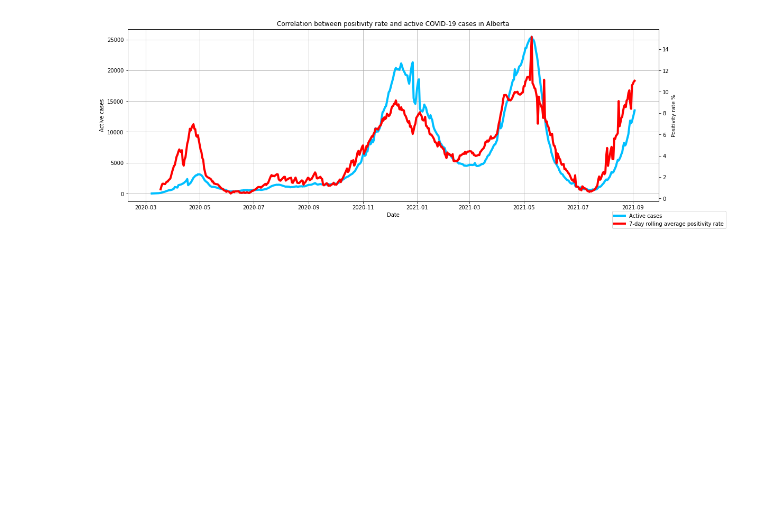
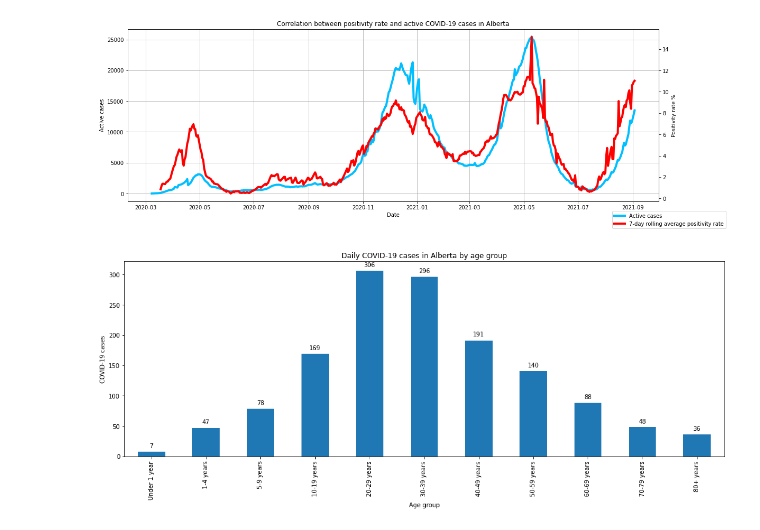
Before and after one commit to iamtonyarthur/covid19-alberta, a Jupyter notebook: covid_alberta.ipynb, the cells around one changed output. Cells and saved outputs as stored; diff of their text form; code cells hidden in the pictures; blank space fills up the shorter version.

Commit message:
Add demography for daily cases

```diff
--- a/covid_alberta.ipynb
+++ b/covid_alberta.ipynb
@@ -35,4 +53,8 @@ Interesting columns in dataset:
 # %%
 url = 'https://health-infobase.canada.ca/src/data/covidLive/covid19-download.csv'
 df = pd.read_csv(url)
+# %%
+url = 'https://www.alberta.ca/data/stats/covid-19-alberta-statistics-data.csv'
+s = requests.get(url).content
+df_demographic = pd.read_csv(io.StringIO(s.decode('utf-8')))
 # %% [markdown]
@@ -112,0 +142,6 @@ Active cases in Alberta is 3.3x higher relative to the province's population
+# %%
+last_date = pd.to_datetime(latest_alberta_data['date']) - pd.DateOffset(1)
+last_date = last_date.astype(str).values[0]
+# %%
+filtered_df_demographic = df_demographic[(df_demographic['Case type'] == 'Confirmed') & (df_demographic['Case status'] != 'Recovered') & (df_demographic['Date reported'] == last_date)].copy()
+filtered_df_demographic = filtered_df_demographic.groupby('Age group').count()['Date reported'].copy()
@@ -164,3 +225,28 @@ fig.legend(loc = 'lower right')
 plt.show()
 # %% [output]
 [figure]
+# %%
+# Sort age groups
+age_groups = ['Under 1 year', '1-4 years', '5-9 years', '10-19 years', '20-29 years', '30-39 years', '40-49 years', '50-59 years', '60-69 years', '70-79 years', '80+ years']
+mapping = {age: i for i, age in enumerate(age_groups)}
+key = filtered_df_demographic.index.map(mapping)
+filtered_df_demographic = filtered_df_demographic.iloc[key.argsort()]
+
+plt.subplots(figsize=(18,6))
+ax = filtered_df_demographic.plot.bar()
+ax.set_ylabel('COVID-19 cases')
+ax.set_title('Daily COVID-19 cases in Alberta by age group')
+
+rects = ax.patches
+labels = filtered_df_demographic
+
+for rect, label in zip(rects, labels):
+    height = rect.get_height()
+    ax.text(
+        rect.get_x() + rect.get_width() / 2, height + 5, label, ha="center", va="bottom"
+    )
+
+
+plt.show()
+# %% [output]
+[figure, added]
```
Also changed, not shown: parts of 7 cells of this notebook, 1 other file.
